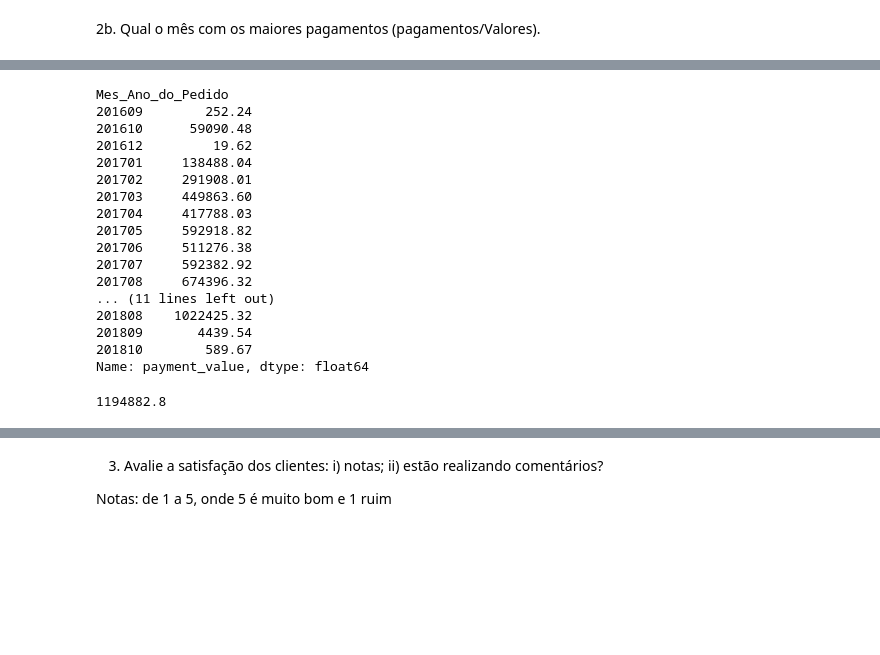
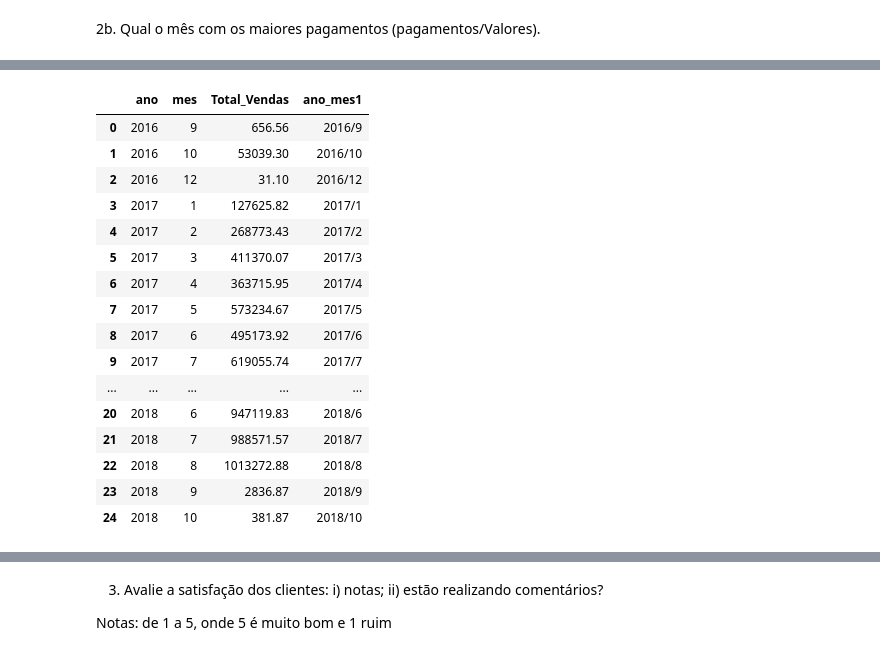
Before and after one commit to LucyMenges/Tech_Dados, a Jupyter notebook: Olist.ipynb, the cells around one changed output, grey strips where cells are left out. Cells and saved outputs as stored; diff of their text form; code cells hidden in the pictures; blank space fills up the shorter version.

```diff
--- a/Olist.ipynb
+++ b/Olist.ipynb
@@ -663,24 +579,29 @@ total_vendas_mes.head()
-# %%
-total_vendas_mes.groupby('Mes_Ano_do_Pedido').payment_value.sum()
-# %% [output]
-Mes_Ano_do_Pedido
-201609        252.24
-201610      59090.48
-201612         19.62
-201701     138488.04
-201702     291908.01
-201703     449863.60
-201704     417788.03
-201705     592918.82
-201706     511276.38
-201707     592382.92
-201708     674396.32
-... (11 lines left out)
-201808    1022425.32
-201809       4439.54
-201810        589.67
-Name: payment_value, dtype: float64
-# %%
-total_vendas_mes.groupby('Mes_Ano_do_Pedido').payment_value.sum().max()
-# %% [output]
-1194882.8
+# %%
+meses_pagtos = pd.DataFrame()
+meses_pagtos['mes'] = orders['order_purchase_timestamp'].dt.month
+meses_pagtos['ano'] = orders['order_purchase_timestamp'].dt.year
+meses_pagtos['Total_Vendas'] = order_payment['payment_value']
+
+meses_pagtos = meses_pagtos.groupby(['ano','mes'])['Total_Vendas'].sum().reset_index()
+
+meses_pagtos['ano_mes1'] = meses_pagtos['ano'].astype(str) + '/' + meses_pagtos['mes'].astype(str)
+
+meses_pagtos
+# %% [output]
+|  | ano | mes | Total_Vendas | ano_mes1 |
+| 0 | 2016 | 9 | 656.56 | 2016/9 |
+| 1 | 2016 | 10 | 53039.30 | 2016/10 |
+| 2 | 2016 | 12 | 31.10 | 2016/12 |
+| 3 | 2017 | 1 | 127625.82 | 2017/1 |
+| 4 | 2017 | 2 | 268773.43 | 2017/2 |
+| 5 | 2017 | 3 | 411370.07 | 2017/3 |
+| 6 | 2017 | 4 | 363715.95 | 2017/4 |
+| 7 | 2017 | 5 | 573234.67 | 2017/5 |
+| 8 | 2017 | 6 | 495173.92 | 2017/6 |
+| 9 | 2017 | 7 | 619055.74 | 2017/7 |
+| ... | ... | ... | ... | ... |
+| 20 | 2018 | 6 | 947119.83 | 2018/6 |
+| 21 | 2018 | 7 | 988571.57 | 2018/7 |
+| 22 | 2018 | 8 | 1013272.88 | 2018/8 |
+| 23 | 2018 | 9 | 2836.87 | 2018/9 |
+| 24 | 2018 | 10 | 381.87 | 2018/10 |
```
Also changed, not shown: parts of 31 cells of this notebook, 1 other file.
